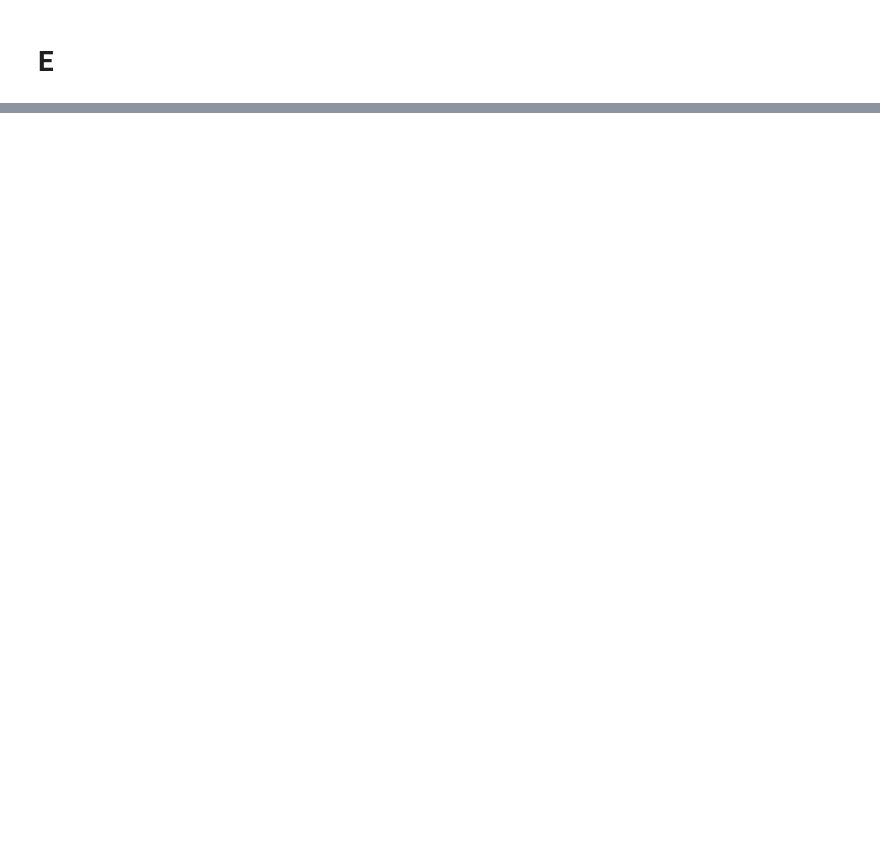
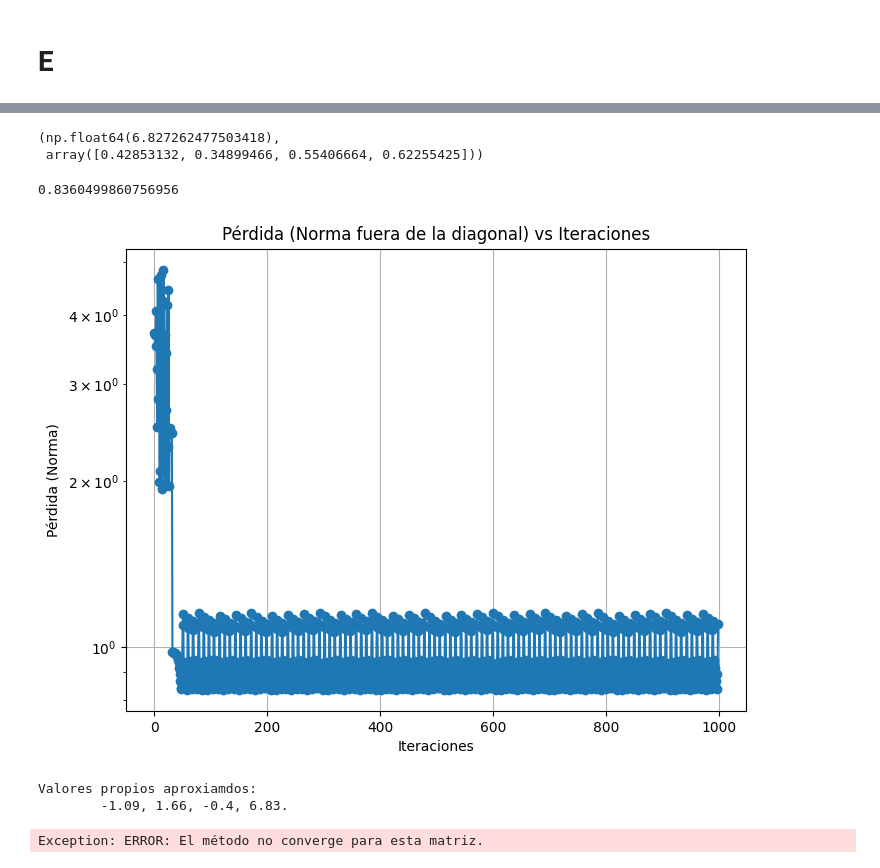
Before and after one commit to unalmedmathnum/Hernandez-Montoya-Mora-Robledo-Usuga, a Jupyter notebook: experimentos.ipynb, the cells around one changed output, grey strips where cells are left out. Cells and saved outputs as stored; diff of their text form; code cells hidden in the pictures; blank space fills up the shorter version.

```diff
--- a/experimentos.ipynb
+++ b/experimentos.ipynb
@@ -113,0 +223,13 @@ Exception: ERROR: El método no converge para esta matriz.
+# %%
+power_method(matrices['H'])
+# %% [output]
+(np.float64(6.827262477503418),
+ array([0.42853132, 0.34899466, 0.55406664, 0.62255425]))
+# %%
+QRDecomposition(matrices['H']).main()
+# %% [output]
+0.8360499860756956
+[figure, added]
+Valores propios aproxiamdos:
+        -1.09, 1.66, -0.4, 6.83.
+Exception: ERROR: El método no converge para esta matriz.
```
Also changed, not shown: parts of 18 cells of this notebook, 2 other files.
